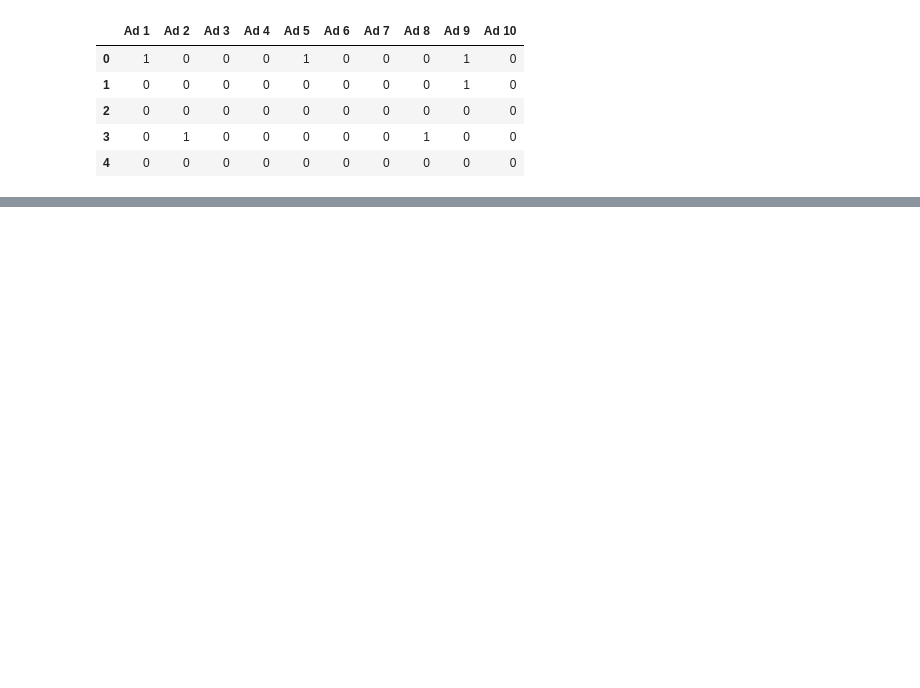
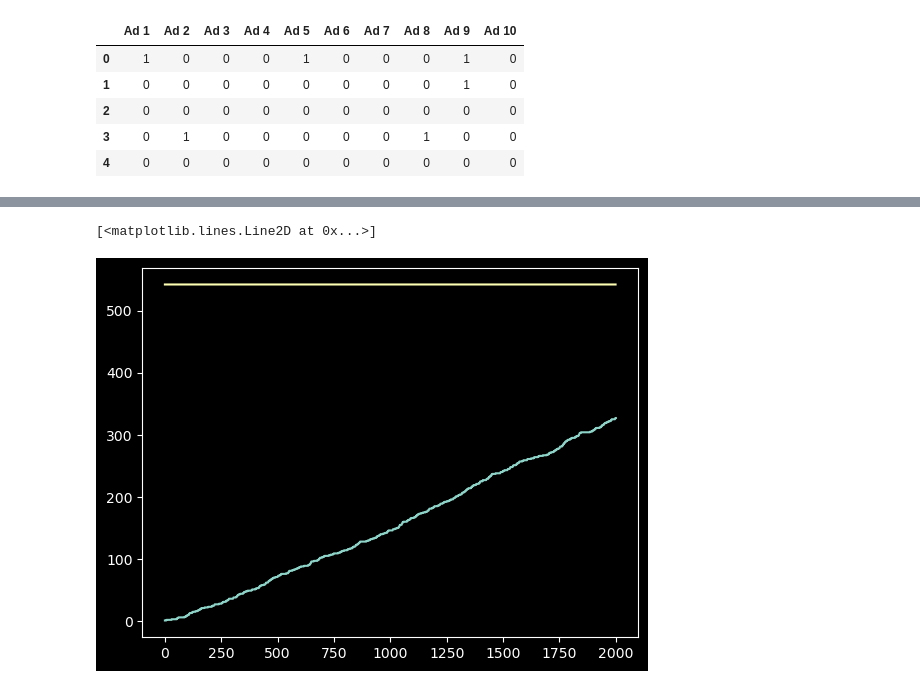
Before and after one commit to dhzdhd/DSE, a Jupyter notebook: Year 3/Semester 6/AI lab/Week 5/W5.ipynb, the cells around one changed output, grey strips where cells are left out. Cells and saved outputs as stored; diff of their text form; code cells hidden in the pictures; blank space fills up the shorter version.

```diff
--- a/Year 3/Semester 6/AI lab/Week 5/W5.ipynb
+++ b/Year 3/Semester 6/AI lab/Week 5/W5.ipynb
@@ -57,13 +78,14 @@ print(eg.get_result())
 # %%
-eg = EpsilonGreedy(0.3)
+eg2 = EpsilonGreedy(0.3)
 
 counter = 0
 for xs in df.values:
     counter +=1
 
-    eg.update(xs)
+    eg2.update(xs)
     if counter > 2000:
         break
 
-print(eg.get_result())
+print(f"Per action: {eg2.get_result()}")
+print(f"Total: {sum(eg2.get_result())}")
 # %% [output]
@@ -110,0 +156,6 @@ print(ucb.get_result())
+# %%
+plt.plot(np.cumsum(eg2.cumulative))
+plt.plot([optimal for _ in range(2000)])
+# %% [output]
+[<matplotlib.lines.Line2D at 0x...>]
+[figure, added]
```
Also changed, not shown: parts of 17 cells of this notebook, 4 other files.
